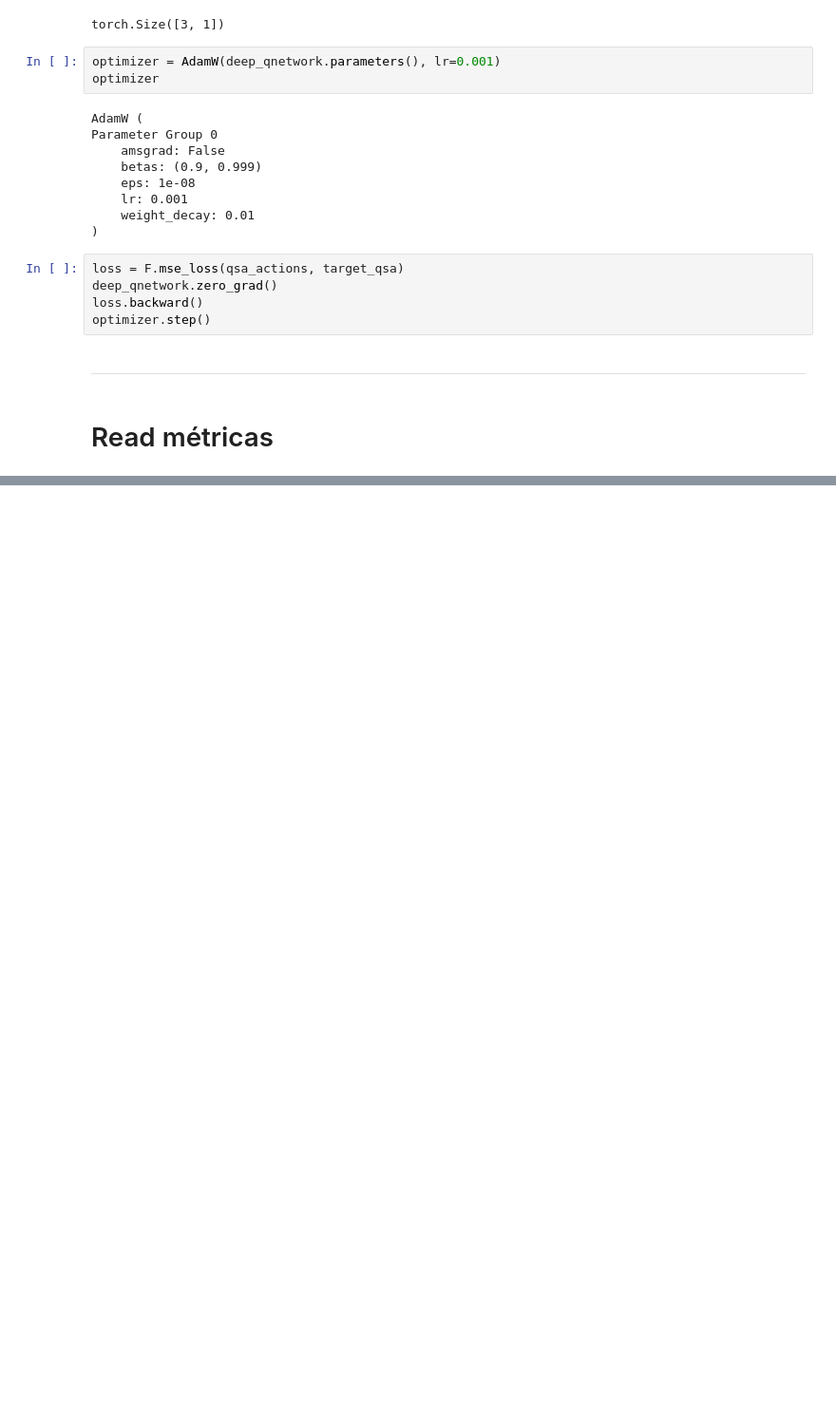
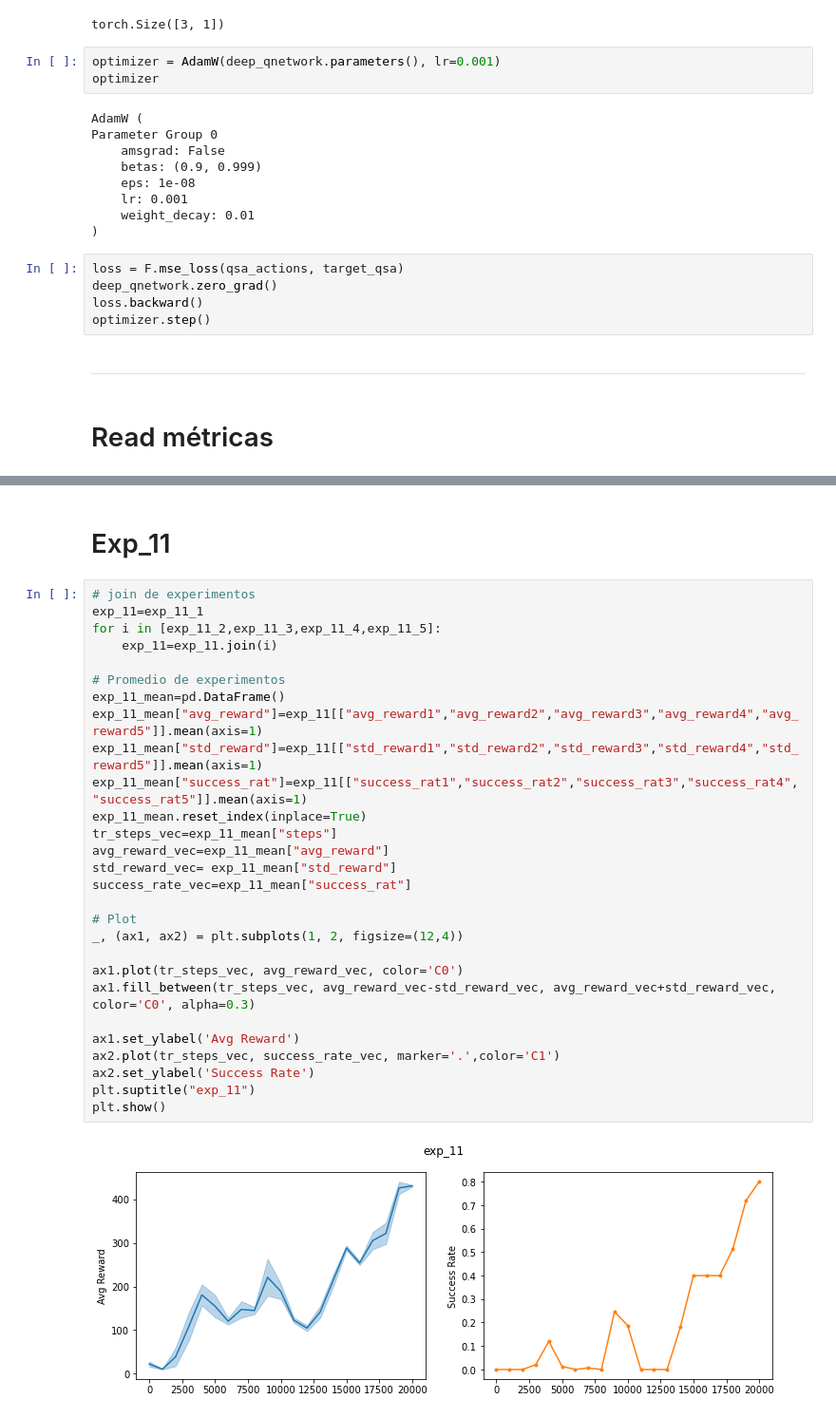
Before and after one commit to JLCdata/Reinforcement-Learning, a Jupyter notebook: T2/dqn/code/T2.ipynb, the cells around one changed output, grey strips where cells are left out. Shown at 95% size. Drawn from its saved outputs; the diff is of its cells as text; blank space fills up the shorter version.

```diff
--- a/T2/dqn/code/T2.ipynb
+++ b/T2/dqn/code/T2.ipynb
@@ -502,0 +504,32 @@ exp_33_5=pd.read_csv("exp_33_5.csv")
+# %% [markdown]
+# Exp_11
+# %%
+# join de experimentos
+exp_11=exp_11_1
+for i in [exp_11_2,exp_11_3,exp_11_4,exp_11_5]:
+    exp_11=exp_11.join(i)
+
+# Promedio de experimentos
+exp_11_mean=pd.DataFrame()
+exp_11_mean["avg_reward"]=exp_11[["avg_reward1","avg_reward2","avg_reward3","avg_reward4","avg_reward5"]].mean(axis=1)
+exp_11_mean["std_reward"]=exp_11[["std_reward1","std_reward2","std_reward3","std_reward4","std_reward5"]].mean(axis=1)
+exp_11_mean["success_rat"]=exp_11[["success_rat1","success_rat2","success_rat3","success_rat4","success_rat5"]].mean(axis=1)
+exp_11_mean.reset_index(inplace=True)
+tr_steps_vec=exp_11_mean["steps"]
+avg_reward_vec=exp_11_mean["avg_reward"]
+std_reward_vec= exp_11_mean["std_reward"]
+success_rate_vec=exp_11_mean["success_rat"]
+
+# Plot
+_, (ax1, ax2) = plt.subplots(1, 2, figsize=(12,4))
+
+ax1.plot(tr_steps_vec, avg_reward_vec, color='C0')
+ax1.fill_between(tr_steps_vec, avg_reward_vec-std_reward_vec, avg_reward_vec+std_reward_vec, color='C0', alpha=0.3)
+
+ax1.set_ylabel('Avg Reward')
+ax2.plot(tr_steps_vec, success_rate_vec, marker='.',color='C1')
+ax2.set_ylabel('Success Rate')
+plt.suptitle("exp_11")
+plt.show()
+# %% [output]
+[figure, added]
```
Also changed, not shown: parts of 38 cells of this notebook, 10 other files.
